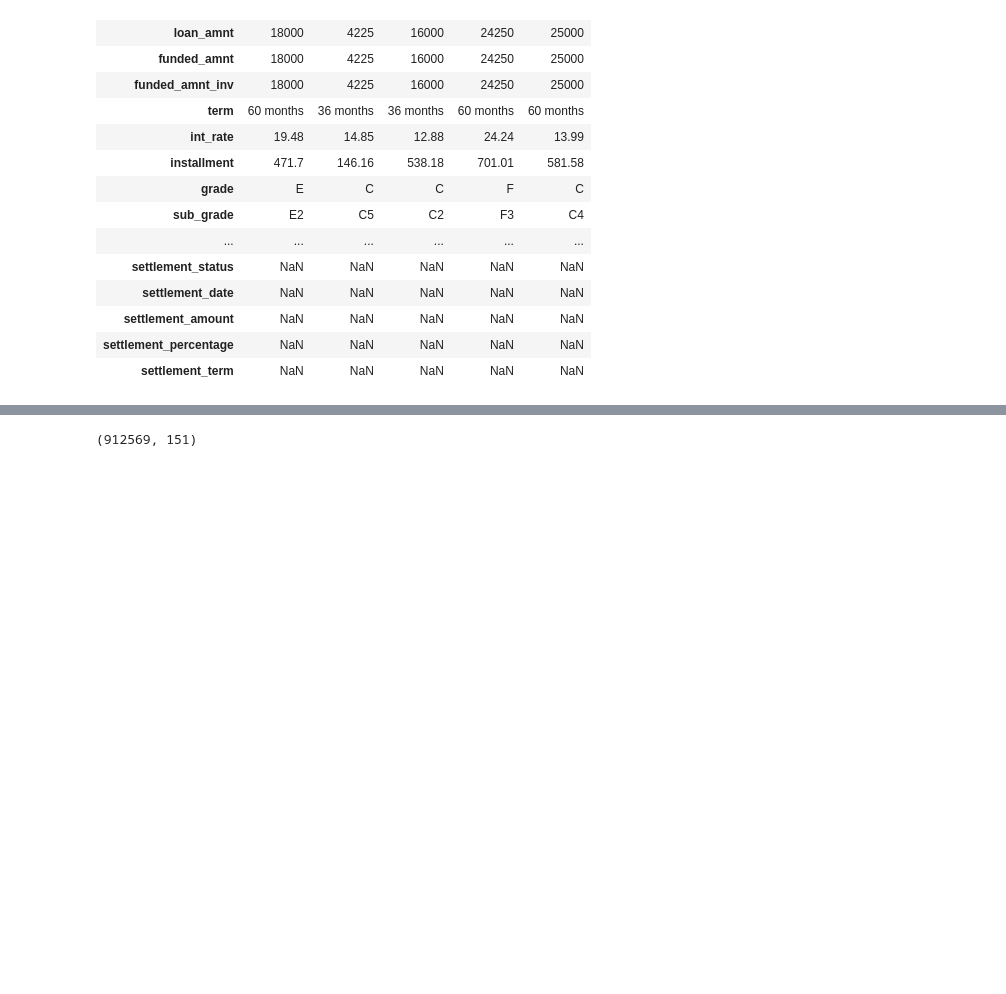
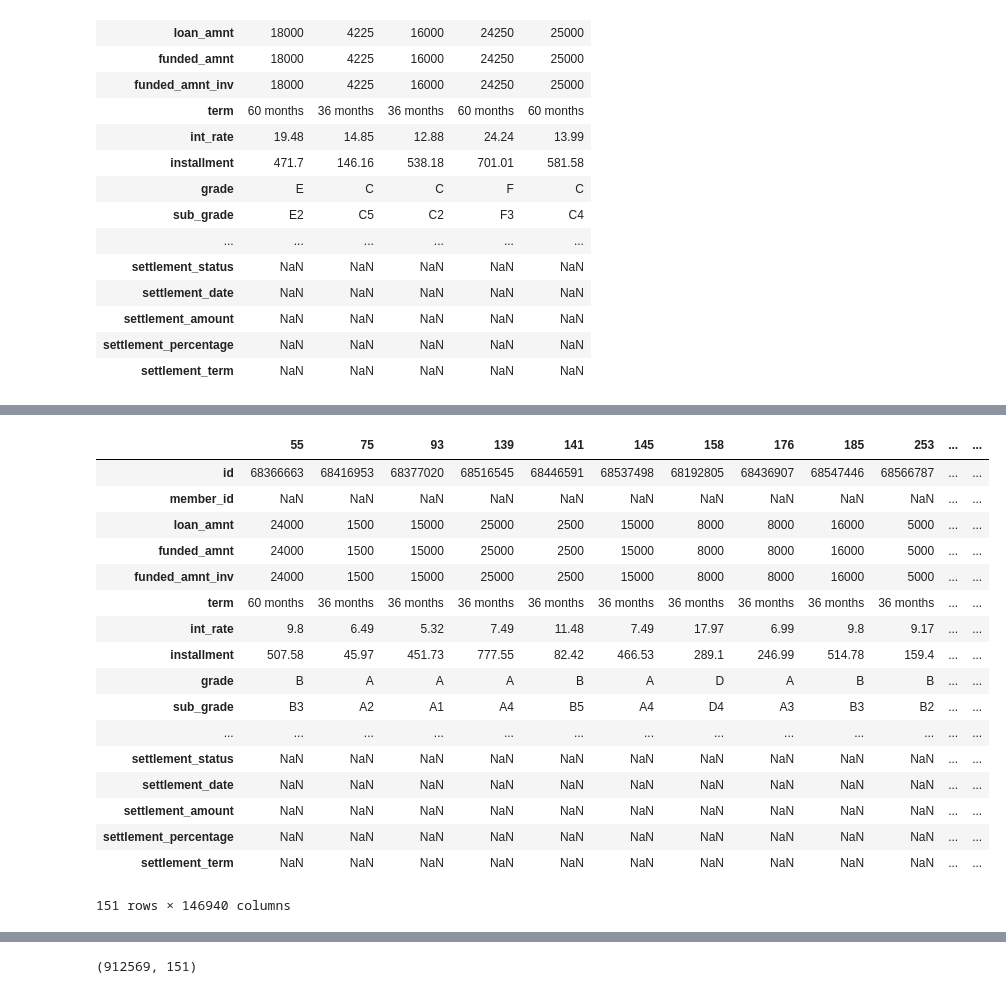
Before and after one commit to jimmyttri/lending, a Jupyter notebook: lendingclub_data_exploration.ipynb, the cells around one changed output, grey strips where cells are left out. Drawn from its saved outputs; the diff is of its cells as text; code cells hidden in the pictures; blank space fills up the shorter version.

```diff
--- a/lendingclub_data_exploration.ipynb
+++ b/lendingclub_data_exploration.ipynb
@@ -72,3 +88,24 @@ Name: loan_status, dtype: int64
+# %%
+accept_df[accept_df['emp_length'].isna()].T
+# %% [output]
+|  | 55 | 75 | 93 | 139 | 141 | 145 | 158 | 176 | 185 | 253 | ... | ... |
+| id | 68366663 | 68416953 | 68377020 | 68516545 | 68446591 | 68537498 | 68192805 | 68436907 | 68547446 | 68566787 | ... | ... |
+| member_id | NaN | NaN | NaN | NaN | NaN | NaN | NaN | NaN | NaN | NaN | ... | ... |
+| loan_amnt | 24000 | 1500 | 15000 | 25000 | 2500 | 15000 | 8000 | 8000 | 16000 | 5000 | ... | ... |
+| funded_amnt | 24000 | 1500 | 15000 | 25000 | 2500 | 15000 | 8000 | 8000 | 16000 | 5000 | ... | ... |
+| funded_amnt_inv | 24000 | 1500 | 15000 | 25000 | 2500 | 15000 | 8000 | 8000 | 16000 | 5000 | ... | ... |
+| term | 60 months | 36 months | 36 months | 36 months | 36 months | 36 months | 36 months | 36 months | 36 months | 36 months | ... | ... |
+| int_rate | 9.8 | 6.49 | 5.32 | 7.49 | 11.48 | 7.49 | 17.97 | 6.99 | 9.8 | 9.17 | ... | ... |
+| installment | 507.58 | 45.97 | 451.73 | 777.55 | 82.42 | 466.53 | 289.1 | 246.99 | 514.78 | 159.4 | ... | ... |
+| grade | B | A | A | A | B | A | D | A | B | B | ... | ... |
+| sub_grade | B3 | A2 | A1 | A4 | B5 | A4 | D4 | A3 | B3 | B2 | ... | ... |
+| ... | ... | ... | ... | ... | ... | ... | ... | ... | ... | ... | ... | ... |
+| settlement_status | NaN | NaN | NaN | NaN | NaN | NaN | NaN | NaN | NaN | NaN | ... | ... |
+| settlement_date | NaN | NaN | NaN | NaN | NaN | NaN | NaN | NaN | NaN | NaN | ... | ... |
+| settlement_amount | NaN | NaN | NaN | NaN | NaN | NaN | NaN | NaN | NaN | NaN | ... | ... |
+| settlement_percentage | NaN | NaN | NaN | NaN | NaN | NaN | NaN | NaN | NaN | NaN | ... | ... |
+| settlement_term | NaN | NaN | NaN | NaN | NaN | NaN | NaN | NaN | NaN | NaN | ... | ... |
+151 rows × 146940 columns
 # %%
 accept_abc_sort =  accept_df[sorted(accept_df.columns)]
 # %%
```
Also changed, not shown: parts of 61 cells of this notebook.
